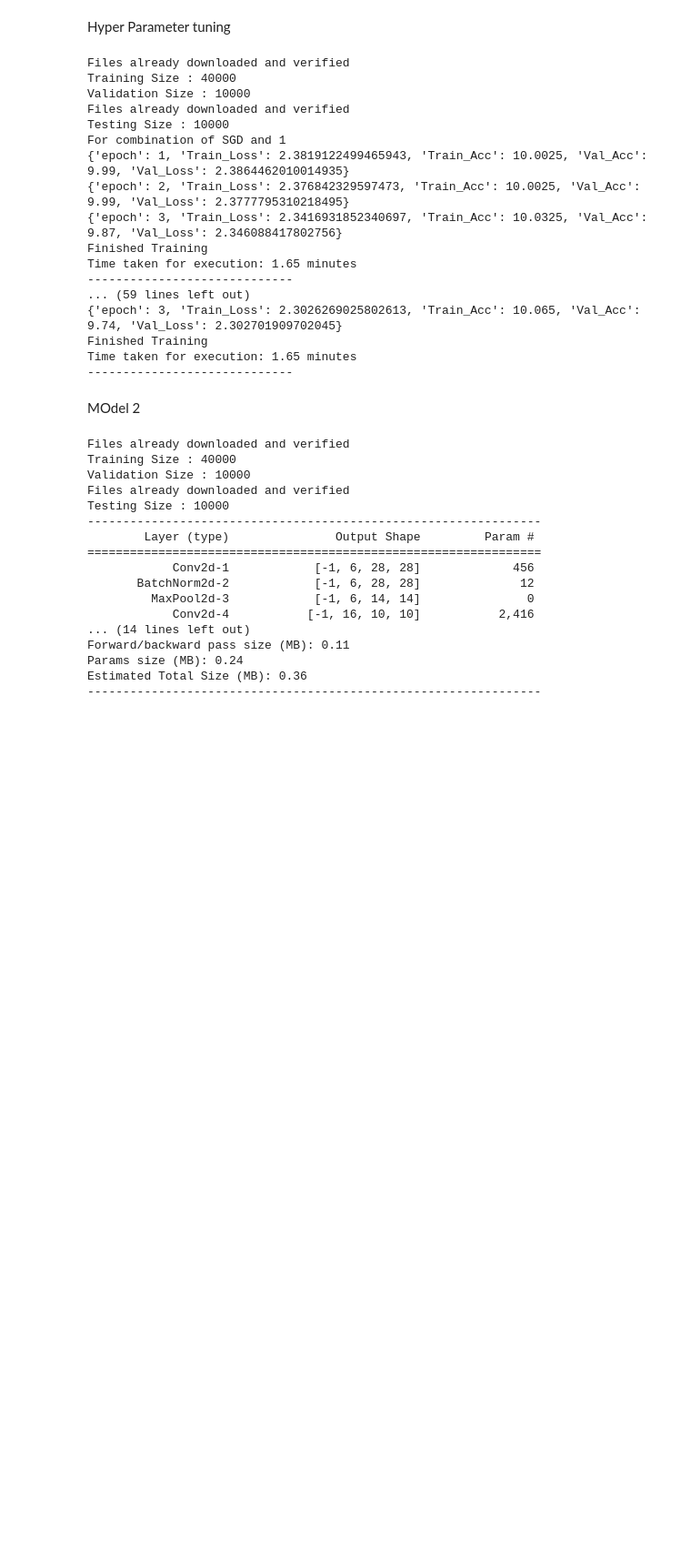
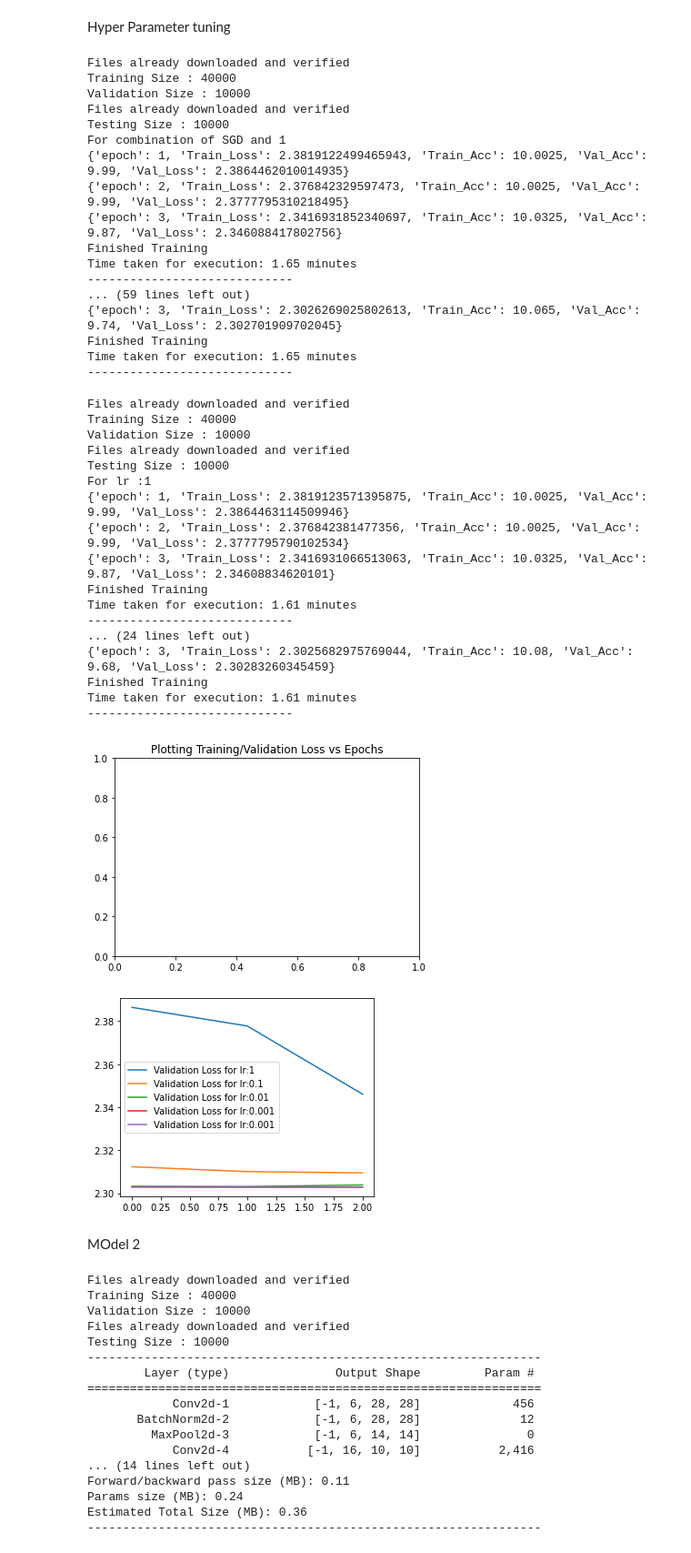
Before and after one commit to Anomaly1702/Ass2_Deep_Learning, a Jupyter notebook: Anubhav_Deep_learning.ipynb, the cells around one changed output. Shown at 91% size. Saved outputs shown, nothing was run; the diff lists cells and outputs as text; code cells hidden in the pictures; blank space fills up the shorter version.

```diff
--- a/Anubhav_Deep_learning.ipynb
+++ b/Anubhav_Deep_learning.ipynb
@@ -517,6 +525,42 @@ Time taken for execution: 1.65 minutes
 Finished Training
 Time taken for execution: 1.65 minutes
 -----------------------------
+# %%
+model1_tuning_v2 = Imagenet_model1()
+model1_tuning_v2=model1_tuning_v2.to(get_default_device())
+plt.title("Plotting Training/Validation Loss vs Epochs")
+plt.figure(figsize=(5, 4))
+for j in [1,.1,.01,.001,.001]:
+    print(f"For lr :{j}")
+    model1_tuning_v2.train_model(3,j)
+    train_losses = [x['Train_Loss'] for x in model1_tuning_v2.stats]
+    val_losses = [x['Val_Loss'] for x in model1_tuning_v2.stats]
+    #Loss Graph
+    plt.plot(np.arange(model1_tuning_v2.epoch), val_losses, label = f"Validation Loss for lr:{j}")
+    # plt.plot(np.arange(model1_tuning_v2.epoch), train_losses, label = "Training Loss")
+    print("-----------------------------")
+plt.legend()
+plt.show()
+# %% [output]
+Files already downloaded and verified
+Training Size : 40000
+Validation Size : 10000
+Files already downloaded and verified
+Testing Size : 10000
+For lr :1
+{'epoch': 1, 'Train_Loss': 2.3819123571395875, 'Train_Acc': 10.0025, 'Val_Acc': 9.99, 'Val_Loss': 2.3864463114509946}
+{'epoch': 2, 'Train_Loss': 2.376842381477356, 'Train_Acc': 10.0025, 'Val_Acc': 9.99, 'Val_Loss': 2.3777795790102534}
+{'epoch': 3, 'Train_Loss': 2.3416931066513063, 'Train_Acc': 10.0325, 'Val_Acc': 9.87, 'Val_Loss': 2.34608834620101}
+Finished Training
+Time taken for execution: 1.61 minutes
+-----------------------------
+... (24 lines left out)
+{'epoch': 3, 'Train_Loss': 2.3025682975769044, 'Train_Acc': 10.08, 'Val_Acc': 9.68, 'Val_Loss': 2.30283260345459}
+Finished Training
+Time taken for execution: 1.61 minutes
+-----------------------------
+[figure, added]
+[figure, added]
 # %% [markdown]
 MOdel 2
 # %%
```
Also changed, not shown: parts of 8 cells of this notebook.
